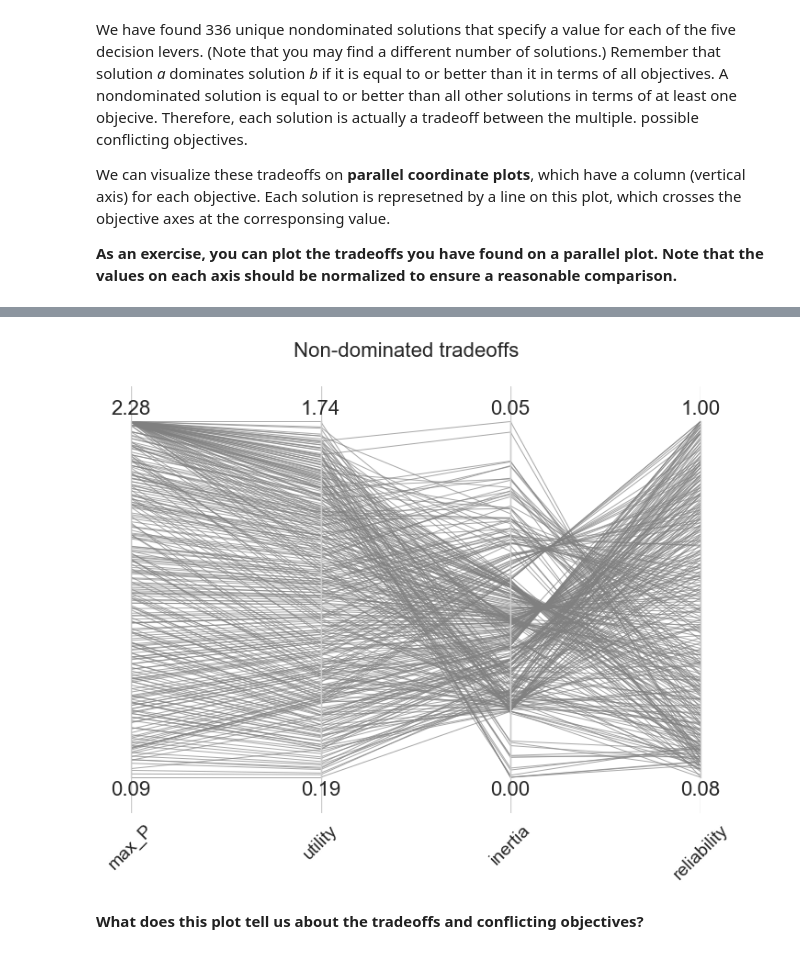
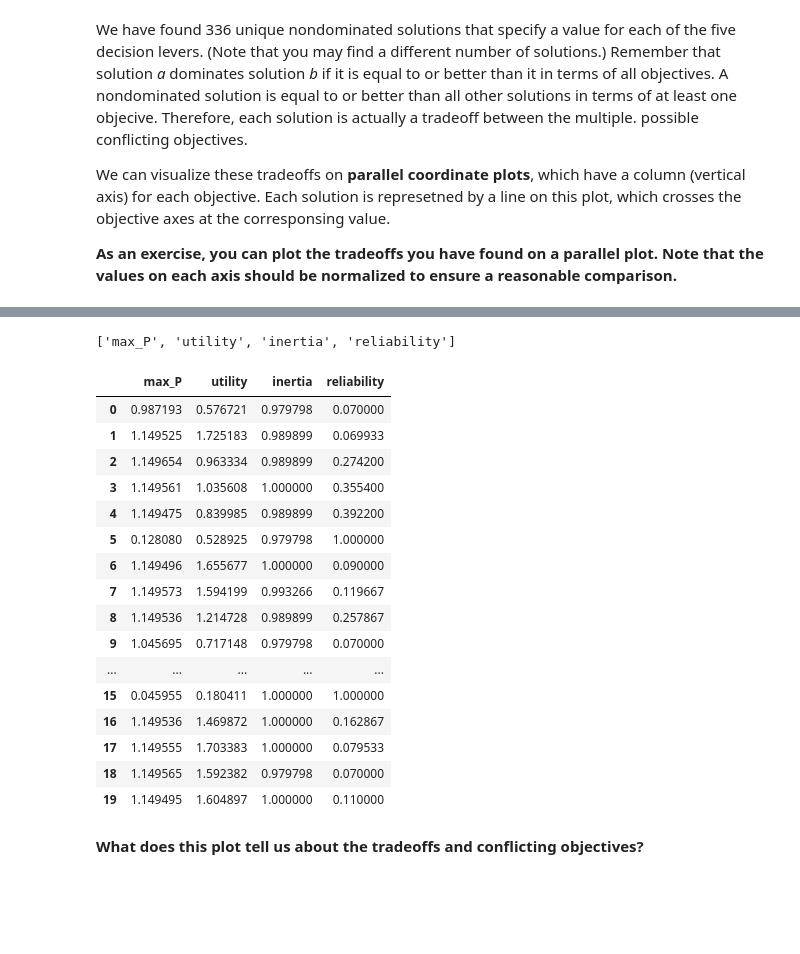
Before and after one commit to quaquel/epa141A_open, a Jupyter notebook: Week 4 - robustness and direct search/EPA1361-Week4_MORDM - Tim.ipynb, the cells around one changed output, grey strips where cells are left out. Cells and saved outputs as stored; diff of their text form; code cells hidden in the pictures; blank space fills up the shorter version.

```diff
--- a/Week 4 - robustness and direct search/EPA1361-Week4_MORDM - Tim.ipynb
+++ b/Week 4 - robustness and direct search/EPA1361-Week4_MORDM - Tim.ipynb
@@ -77,7 +68,7 @@ def anthropogenic_pollution(X_t,c1,c2,r1,r2,w1):
     w2 =1-w1
     a = 0
     for i in [1,2]:
-        a += eval("w"+str(i))* abs((X_t-eval("c"+str(i)))/eval("r"+str(i)))
+        a += eval("w"+str(i))* abs((X_t-eval("c"+str(i)))/eval("r"+str(i)))**3
     b = max(a,0.01)
     c = min(b,0.1)
     return c
@@ -149,2 +140,0 @@ lake_problem()
-# %%
-a = []
@@ -225,12 +327,16 @@ def optimize(model, algorithm=EpsNSGAII, nfe=10000, epsilons=[]):
 
     # extract the levers and outcomes from the model
     # === WRITE THE CODE ===
+    decision_variables = [dv for dv in getattr(lake_model, 'levers')]
+    outcomes = [outcome for outcome in getattr(lake_model, 'outcomes')]
 
     # set the evaluation function, with the given model and decision variables
+    lever_names = [l.name for l in model.levers]
     evalfunc = functools.partial(evaluate_function, model=model,
-                                 decision_vars=decision_variables)
+                                 decision_vars=lever_names)
 
     # setup the optimization problem
+    problem = Problem(len(decision_variables),len(outcomes))
 
     # creating a 'problem' instance first requires specifying the number of decision variables number of objectives
     #specify the type of decision variables, e.g. real or integer,
@@ -257,17 +363,38 @@ def optimize(model, algorithm=EpsNSGAII, nfe=10000, epsilons=[]):
 
     # for the dataframe, get the names for levers and the outcomes
     # === WRITE THE CODE HERE ===
+    lever_names = lever_names
+    outcome_names = [l for l in lake_model.outcome_variables]
 
-    solutions = []
-    for solution in results:
-        #for each solution, match the lever names with variable values, and outcome names with objective values
+
+    vars_dict = dict()
+    out_dict = dict()
+    for i, solution in enumerate(test):
         decision_vars = dict(zip(lever_names, solution.variables))
         decision_out = dict(zip(outcome_names, solution.objectives))
-        #create dictionary, with the unpacked keys and values of the above two dictionaries. This will be row in th df.
-        # === WRITE THE CODE HERE ===
 
-    results = pd.DataFrame(solutions, columns=lever_names+outcome_names)
+        vars_dict[i] = decision_vars
+        out_dict[i] = decision_out
+
+    df1 = pd.DataFrame.from_dict(vars_dict, orient='index')
+    df2 = pd.DataFrame.from_dict(out_dict, orient='index')
+
+    results = pd.concat([df1,df2], axis=1)
+
+
+
+#     solutions = []
+#     for solution in results:
+#         #for each solution, match the lever names with variable values, and outcome names with objective values
+#         decision_vars = dict(zip(lever_names, solution.variables))
+#         decision_out = dict(zip(outcome_names, solution.objectives))
+#         #create dictionary, with the unpacked keys and values of the above two dictionaries. This will be row in th df.
+#         # === WRITE THE CODE HERE ===
+
+#     results = pd.DataFrame(solutions, columns=lever_names+outcome_names)
 
     return results
 # %% [markdown]
 We can now call the *optimize* function for the lake problem, and run the search algorithm. I set the maximum number of function evaluations (when the algorithm will stop) as 10000, and specify the epsilon values differently for each objective. You can then save the esults in a csv file, to be used later.
+# %%
+results = optimize(lake_model,nfe=101, epsilons=[0.05,0.01,0.005,0.005])
@@ -294,9 +448,31 @@ oois = [out.name for out in lake_model.outcomes]
 objectives = results.ix[:, oois]
 
 title = "Non-dominated tradeoffs"
-plot_optimal(objectives, oois, title)
+# plot_optimal(objectives, oois, title)
-# %% [output]
-[figure, removed]
+# %%
+oois
+# %% [output]
+['max_P', 'utility', 'inertia', 'reliability']
+# %%
+objectives
+# %% [output]
+|  | max_P | utility | inertia | reliability |
+| 0 | 0.987193 | 0.576721 | 0.979798 | 0.070000 |
+| 1 | 1.149525 | 1.725183 | 0.989899 | 0.069933 |
+| 2 | 1.149654 | 0.963334 | 0.989899 | 0.274200 |
+| 3 | 1.149561 | 1.035608 | 1.000000 | 0.355400 |
+| 4 | 1.149475 | 0.839985 | 0.989899 | 0.392200 |
+| 5 | 0.128080 | 0.528925 | 0.979798 | 1.000000 |
+| 6 | 1.149496 | 1.655677 | 1.000000 | 0.090000 |
+| 7 | 1.149573 | 1.594199 | 0.993266 | 0.119667 |
+| 8 | 1.149536 | 1.214728 | 0.989899 | 0.257867 |
+| 9 | 1.045695 | 0.717148 | 0.979798 | 0.070000 |
+| ... | ... | ... | ... | ... |
+| 15 | 0.045955 | 0.180411 | 1.000000 | 1.000000 |
+| 16 | 1.149536 | 1.469872 | 1.000000 | 0.162867 |
+| 17 | 1.149555 | 1.703383 | 1.000000 | 0.079533 |
+| 18 | 1.149565 | 1.592382 | 0.979798 | 0.070000 |
+| 19 | 1.149495 | 1.604897 | 1.000000 | 0.110000 |
 # %% [markdown]
 **What does this plot tell us about the tradeoffs and conflicting objectives?**
 # %% [markdown]
```
Also changed, not shown: parts of 31 cells of this notebook, 1 other file.
